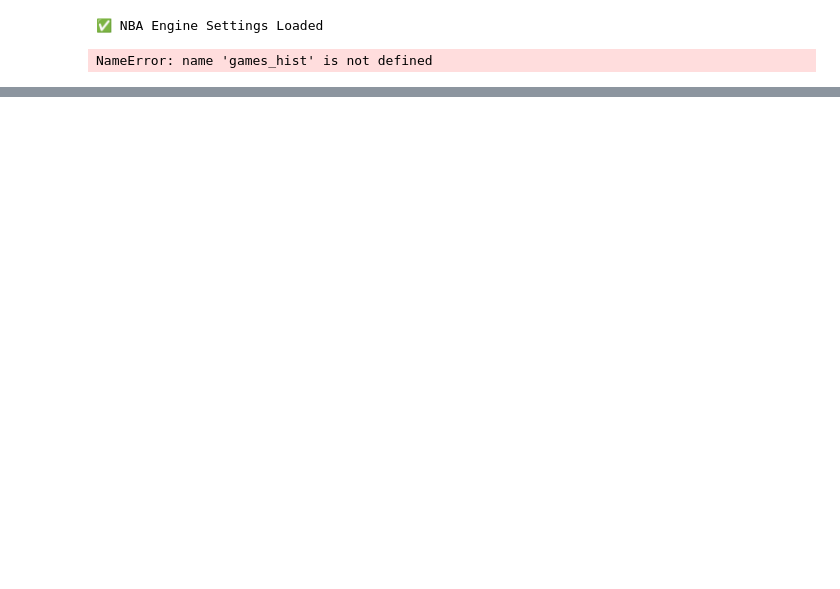
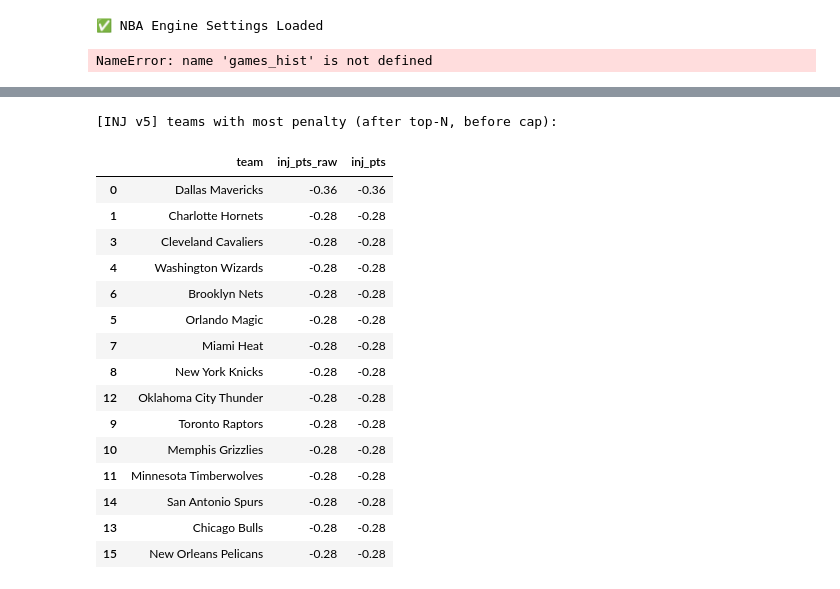
Before and after one commit to dchav12/New-stable-, a Jupyter notebook: NBA_STABLE.ipynb, the cells around one changed output, grey strips where cells are left out. Saved outputs shown, nothing was run; the diff lists cells and outputs as text; code cells hidden in the pictures; blank space fills up the shorter version.

```diff
--- a/NBA_STABLE.ipynb
+++ b/NBA_STABLE.ipynb
@@ -9860,0 +14088,32 @@ Saved: nba_card_plays.csv, nba_discord_card.txt
+# %%
+# --- FIX: build team_inj_pts_df without the 3-column apply artifact ---
+# (replaces: team_inj_pts_df = audit.groupby(...).apply(...).reset_index() ...)
+
+tmp = (
+    audit.groupby("team_norm", sort=False)
+         .apply(team_penalty_topn)          # returns a scalar per team
+)
+
+team_inj_pts_df = tmp.reset_index(name="inj_pts_raw").rename(columns={"team_norm":"team"})
+team_inj_pts_df["inj_pts"] = team_inj_pts_df["inj_pts_raw"].clip(lower=TEAM_CAP, upper=TEAM_FLOOR).astype(float)
+
+print("\n[INJ v5] teams with most penalty (after top-N, before cap):")
+display(team_inj_pts_df.sort_values("inj_pts_raw").head(15))
+# %% [output]
+[INJ v5] teams with most penalty (after top-N, before cap):
+|  | team | inj_pts_raw | inj_pts |
+| 0 | Dallas Mavericks | -0.36 | -0.36 |
+| 1 | Charlotte Hornets | -0.28 | -0.28 |
+| 3 | Cleveland Cavaliers | -0.28 | -0.28 |
+| 4 | Washington Wizards | -0.28 | -0.28 |
+| 6 | Brooklyn Nets | -0.28 | -0.28 |
+| 5 | Orlando Magic | -0.28 | -0.28 |
+| 7 | Miami Heat | -0.28 | -0.28 |
+| 8 | New York Knicks | -0.28 | -0.28 |
+| 12 | Oklahoma City Thunder | -0.28 | -0.28 |
+| 9 | Toronto Raptors | -0.28 | -0.28 |
+| 10 | Memphis Grizzlies | -0.28 | -0.28 |
+| 11 | Minnesota Timberwolves | -0.28 | -0.28 |
+| 14 | San Antonio Spurs | -0.28 | -0.28 |
+| 13 | Chicago Bulls | -0.28 | -0.28 |
+| 15 | New Orleans Pelicans | -0.28 | -0.28 |
```
Also changed, not shown: parts of 39 cells of this notebook.
